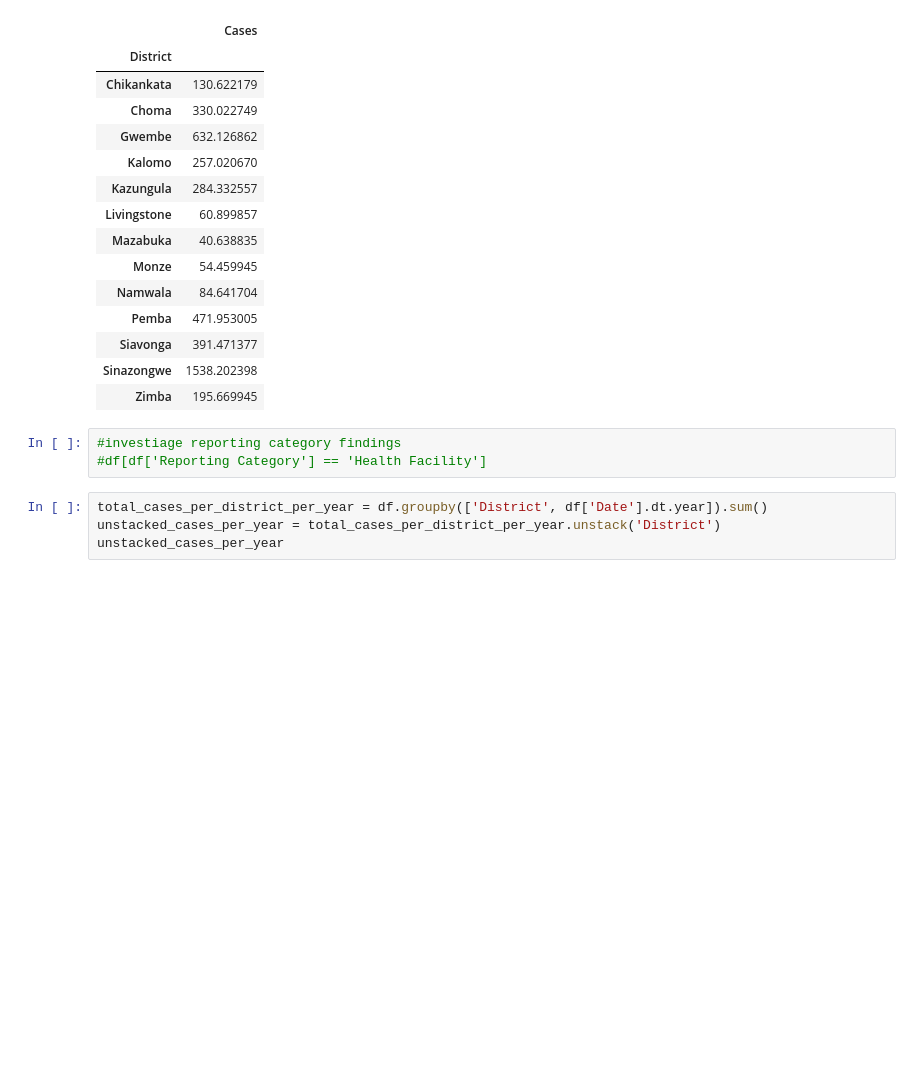
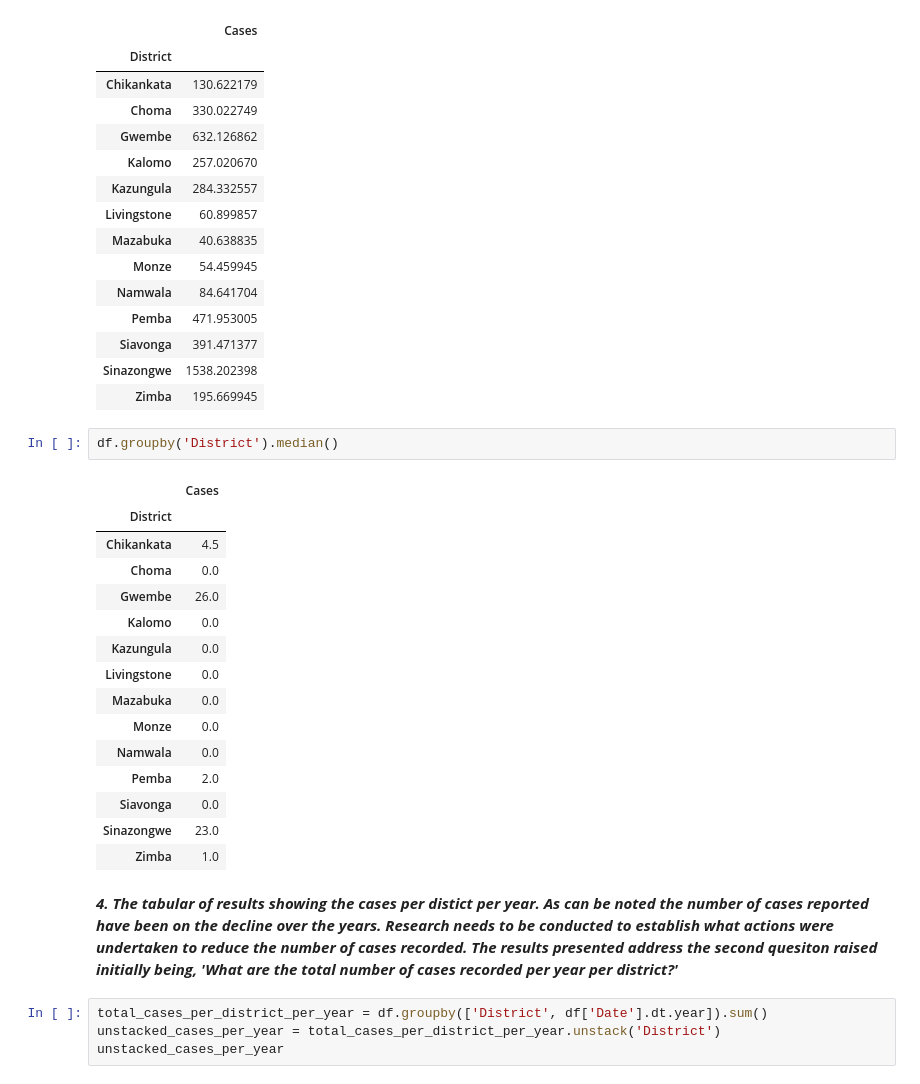
Before and after one commit to MandoKapeso/Malaria-data-exploration-project, a Jupyter notebook: Zambia Malaria Exploration.ipynb, the cells around one changed output. Drawn from its saved outputs; the diff is of its cells as text; blank space fills up the shorter version.

```diff
--- a/Zambia Malaria Exploration.ipynb
+++ b/Zambia Malaria Exploration.ipynb
@@ -90,9 +96,28 @@ df.groupby('District').std()
 | Siavonga | 391.471377 |
 | Sinazongwe | 1538.202398 |
 | Zimba | 195.669945 |
-# %%
-#investiage reporting category findings
-#df[df['Reporting Category'] == 'Health Facility']
+# %%
+df.groupby('District').median()
+# %% [output]
+|  | Cases |
+| District |  |
+| Chikankata | 4.5 |
+| Choma | 0.0 |
+| Gwembe | 26.0 |
+| Kalomo | 0.0 |
+| Kazungula | 0.0 |
+| Livingstone | 0.0 |
+| Mazabuka | 0.0 |
+| Monze | 0.0 |
+| Namwala | 0.0 |
+| Pemba | 2.0 |
+| Siavonga | 0.0 |
+| Sinazongwe | 23.0 |
+| Zimba | 1.0 |
+# %% [markdown]
+***4. The tabular of results showing the cases per distict per year. As can be noted the number of cases
+    reported have been on the decline over the years. Research needs to be conducted to establish what actions
+    were undertaken to reduce the number of cases recorded. The results presented address the second quesiton raised initially being, 'What are the total number of cases recorded per year per district?'***
 # %%
 total_cases_per_district_per_year = df.groupby(['District', df['Date'].dt.year]).sum()
 unstacked_cases_per_year = total_cases_per_district_per_year.unstack('District')
```
Also changed, not shown: parts of 9 cells of this notebook.
